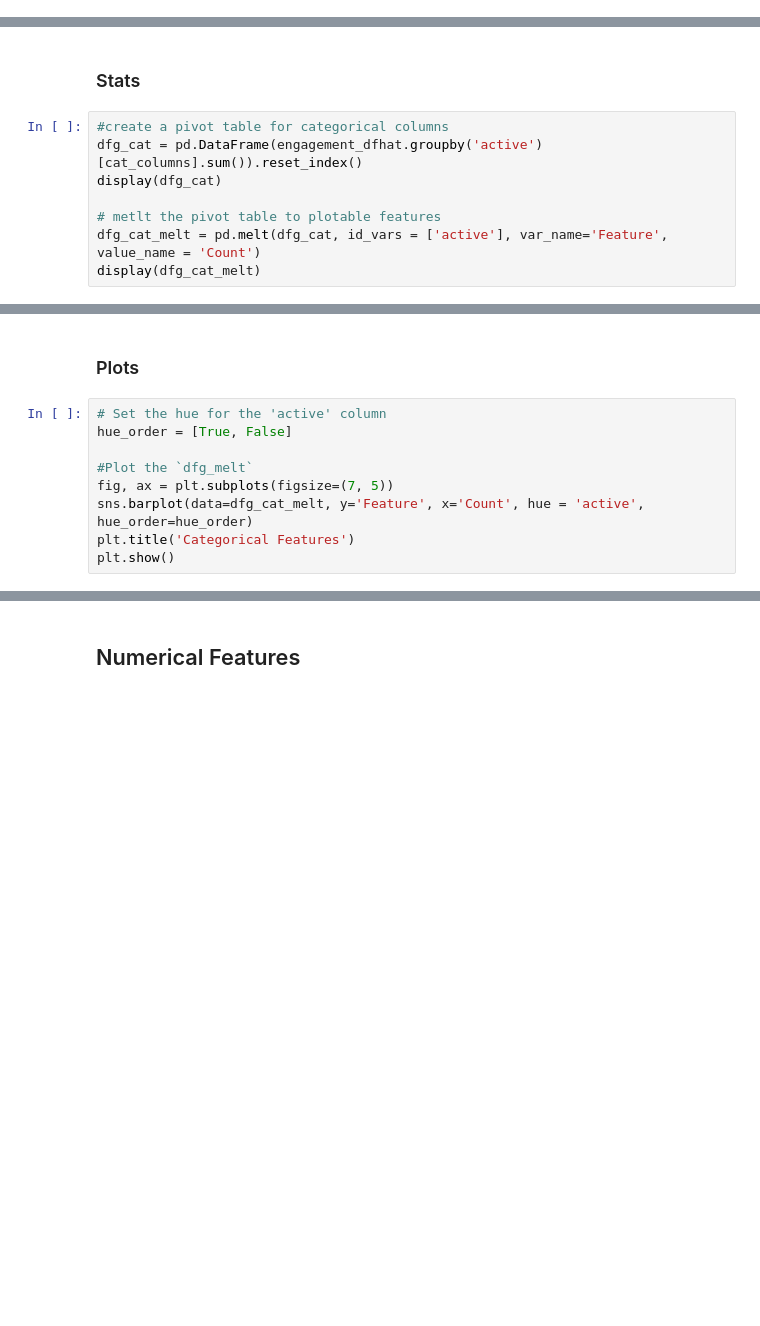
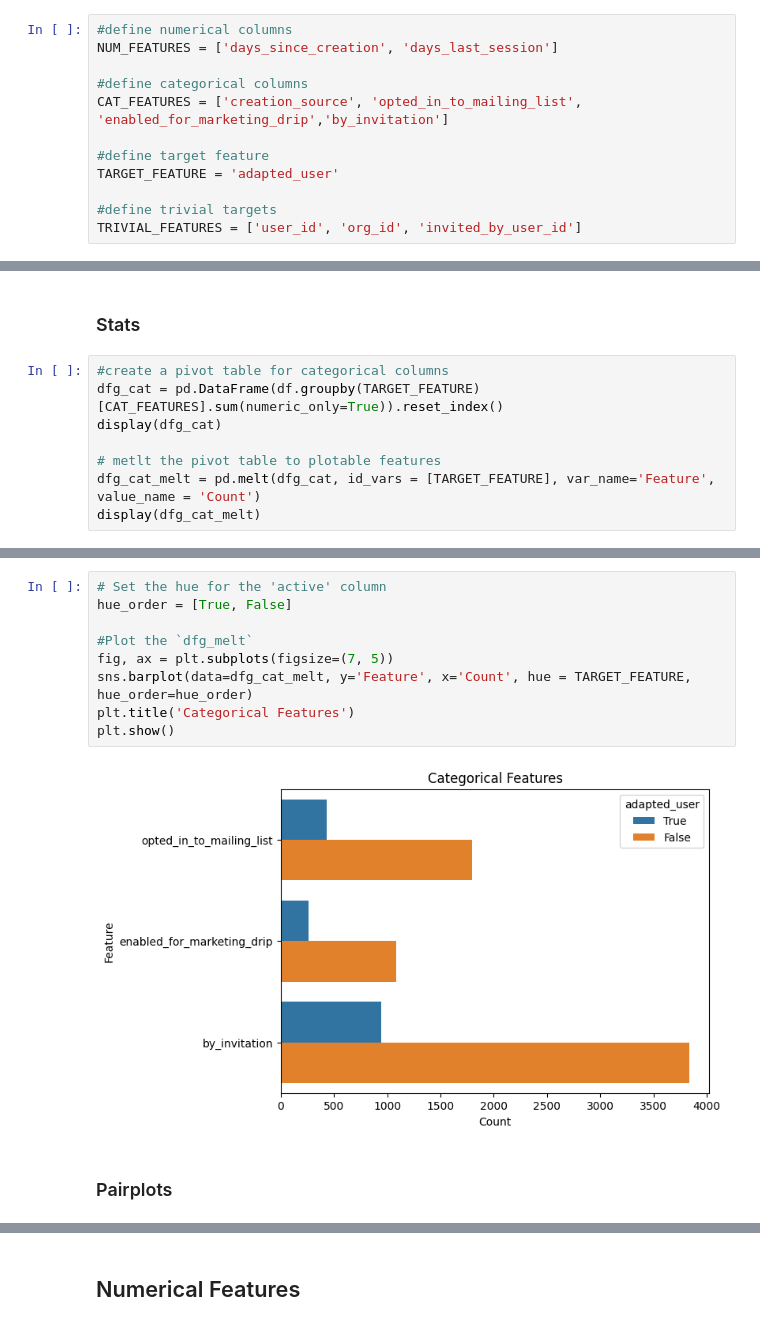
Before and after one commit to faridjn/-Springboard-7_2_5_API-Mini-Project, a Jupyter notebook: Unit 27 - Interview Challanges/2. relax_challenge/Notebooks/relax_challange.ipynb, the cells around one changed output, grey strips where cells are left out. Drawn from its saved outputs; the diff is of its cells as text; blank space fills up the shorter version.

```diff
--- a/Unit 27 - Interview Challanges/2. relax_challenge/Notebooks/relax_challange.ipynb
+++ b/Unit 27 - Interview Challanges/2. relax_challenge/Notebooks/relax_challange.ipynb
@@ -405,0 +413,12 @@ df.sample(1).T
+# %%
+#define numerical columns
+NUM_FEATURES = ['days_since_creation', 'days_last_session']
+
+#define categorical columns
+CAT_FEATURES = ['creation_source', 'opted_in_to_mailing_list', 'enabled_for_marketing_drip','by_invitation']
+
+#define target feature
+TARGET_FEATURE = 'adapted_user'
+
+#define trivial targets
+TRIVIAL_FEATURES = ['user_id', 'org_id', 'invited_by_user_id']
@@ -460,9 +496,9 @@ cat_columns = ['city_Astapor', "city_King's Landing", 'city_Winterfell',  'ultim
 ### Stats
 # %%
 #create a pivot table for categorical columns
-dfg_cat = pd.DataFrame(engagement_dfhat.groupby('active')[cat_columns].sum()).reset_index()
+dfg_cat = pd.DataFrame(df.groupby(TARGET_FEATURE)[CAT_FEATURES].sum(numeric_only=True)).reset_index()
 display(dfg_cat)
 
 # metlt the pivot table to plotable features
-dfg_cat_melt = pd.melt(dfg_cat, id_vars = ['active'], var_name='Feature', value_name = 'Count')
+dfg_cat_melt = pd.melt(dfg_cat, id_vars = [TARGET_FEATURE], var_name='Feature', value_name = 'Count')
 display(dfg_cat_melt)
@@ -469,11 +516,13 @@ display(dfg_cat_melt)
-# %% [markdown]
-### Plots
 # %%
 # Set the hue for the 'active' column
 hue_order = [True, False]
 
 #Plot the `dfg_melt`
 fig, ax = plt.subplots(figsize=(7, 5))
-sns.barplot(data=dfg_cat_melt, y='Feature', x='Count', hue = 'active', hue_order=hue_order)
+sns.barplot(data=dfg_cat_melt, y='Feature', x='Count', hue = TARGET_FEATURE, hue_order=hue_order)
 plt.title('Categorical Features')
 plt.show()
+# %% [output]
+[figure, added]
+# %% [markdown]
+### Pairplots
```
Also changed, not shown: parts of 86 cells of this notebook, 1 other file.
